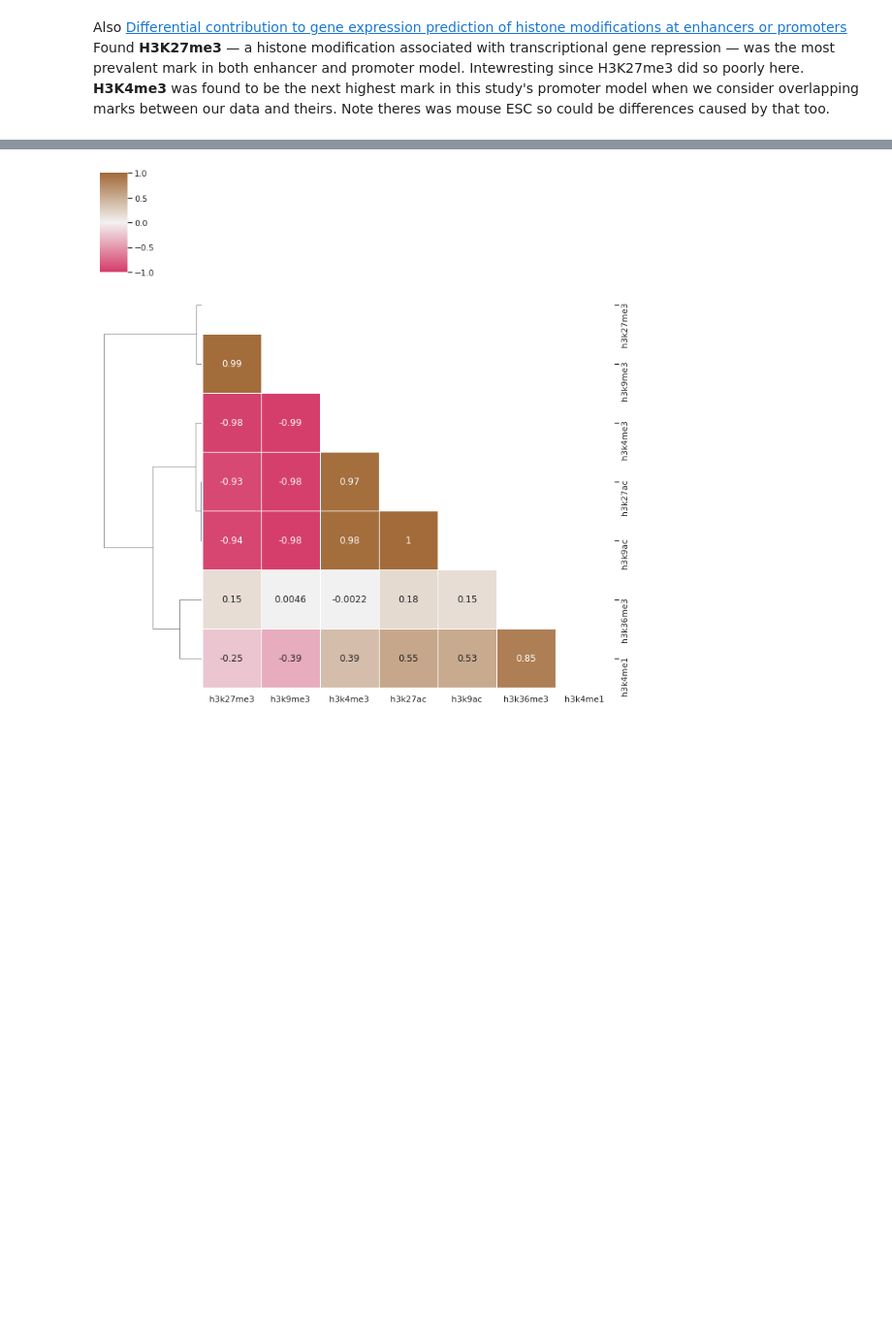
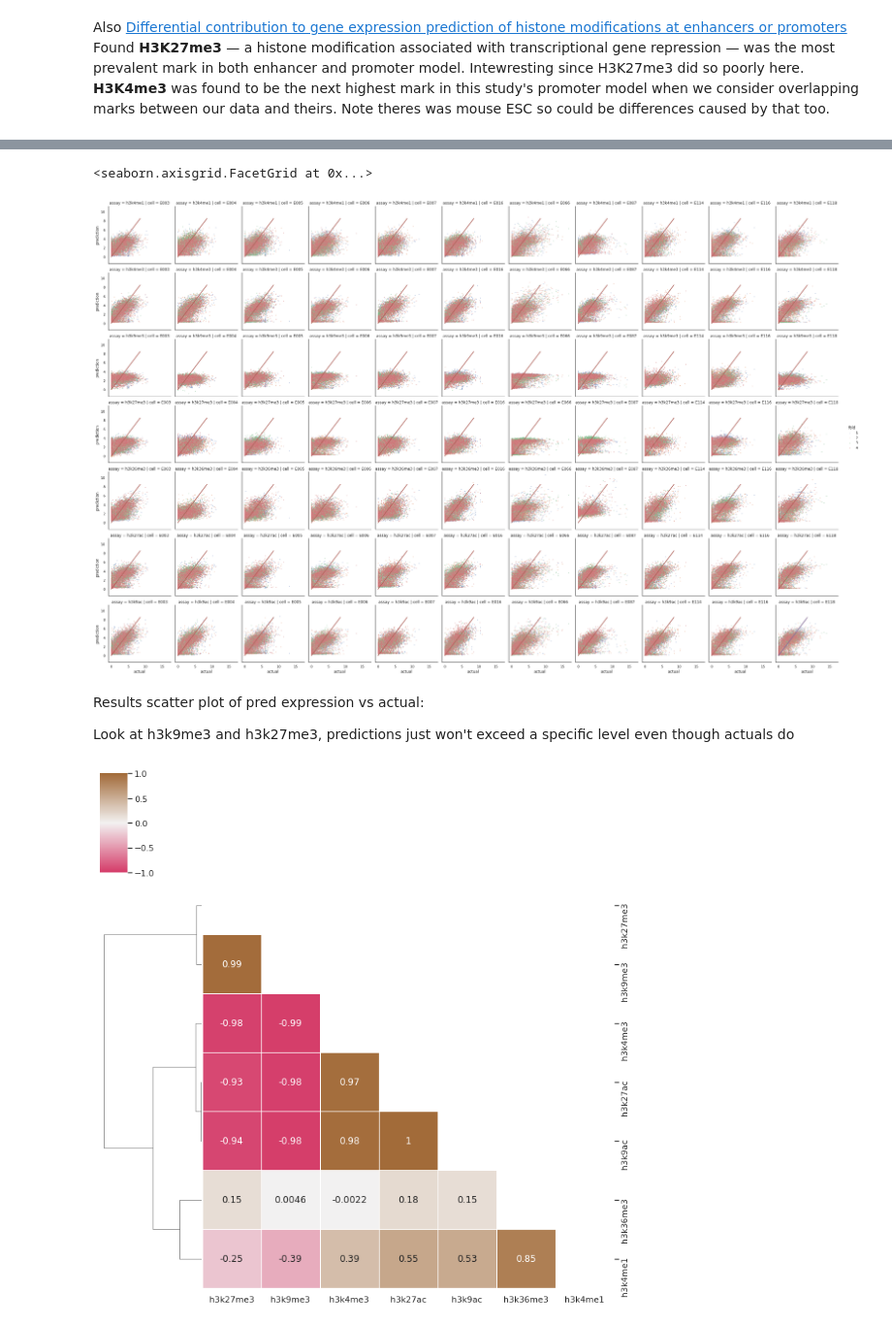
Before and after one commit to neurogenomics/chromexpress, a Jupyter notebook: Predicting.ipynb, the cells around one changed output, grey strips where cells are left out. Shown at 97% size. Cells and saved outputs as stored; diff of their text form; code cells hidden in the pictures; blank space fills up the shorter version.

```diff
--- a/Predicting.ipynb
+++ b/Predicting.ipynb
@@ -265,3 +357,40 @@ Get genes, certain genes biased?
+# %%
+#concat to single dataframe
+predvact = pd.concat(predvact)
+#save res
+predvact.to_csv(f"{PRED_PATH}/pred_vs_act.csv", sep='\t',index=False)
+# %%
+import seaborn as sns
+import matplotlib.pyplot as plt
+sns.set(rc={'figure.figsize':(19, 17)})
+sns.set(font_scale = 1.2)
+sns.set_theme(style="white")
+
+pal = ["#9A8822","#F5CDB4","#F8AFA8",
+       "#FDDDA0","#74A089","#85D4E3",
+       #added extra to make 7
+       '#78A2CC']
+
+sea = sns.FacetGrid(predvact, row='assay',
+                    col= "cell",hue='fold')
+
+# map the above form facetgrid with some attributes
+sea.map(sns.scatterplot, 'actual', 'prediction',s=5,alpha=0.6)
+plt.plot([0, 8], [0, 8], linewidth=2)
+def slope_line(*args, **kwargs):
+    x = np.arange(0, 9, .5)
+    y = np.arange(0, 9, .5)
+    plt.plot(y, x)
+sea.map(slope_line)
+# adding legend
+sea.add_legend()
+# %% [output]
+<seaborn.axisgrid.FacetGrid at 0x...>
+[figure, added]
+# %% [markdown]
+Results scatter plot of pred expression vs actual:
+
+Look at h3k9me3 and h3k27me3, predictions just won't exceed a specific level even though actuals do
 # %%
 import seaborn as sns
 import matplotlib.pyplot as plt
```
Also changed, not shown: parts of 25 cells of this notebook, 3 other files.
